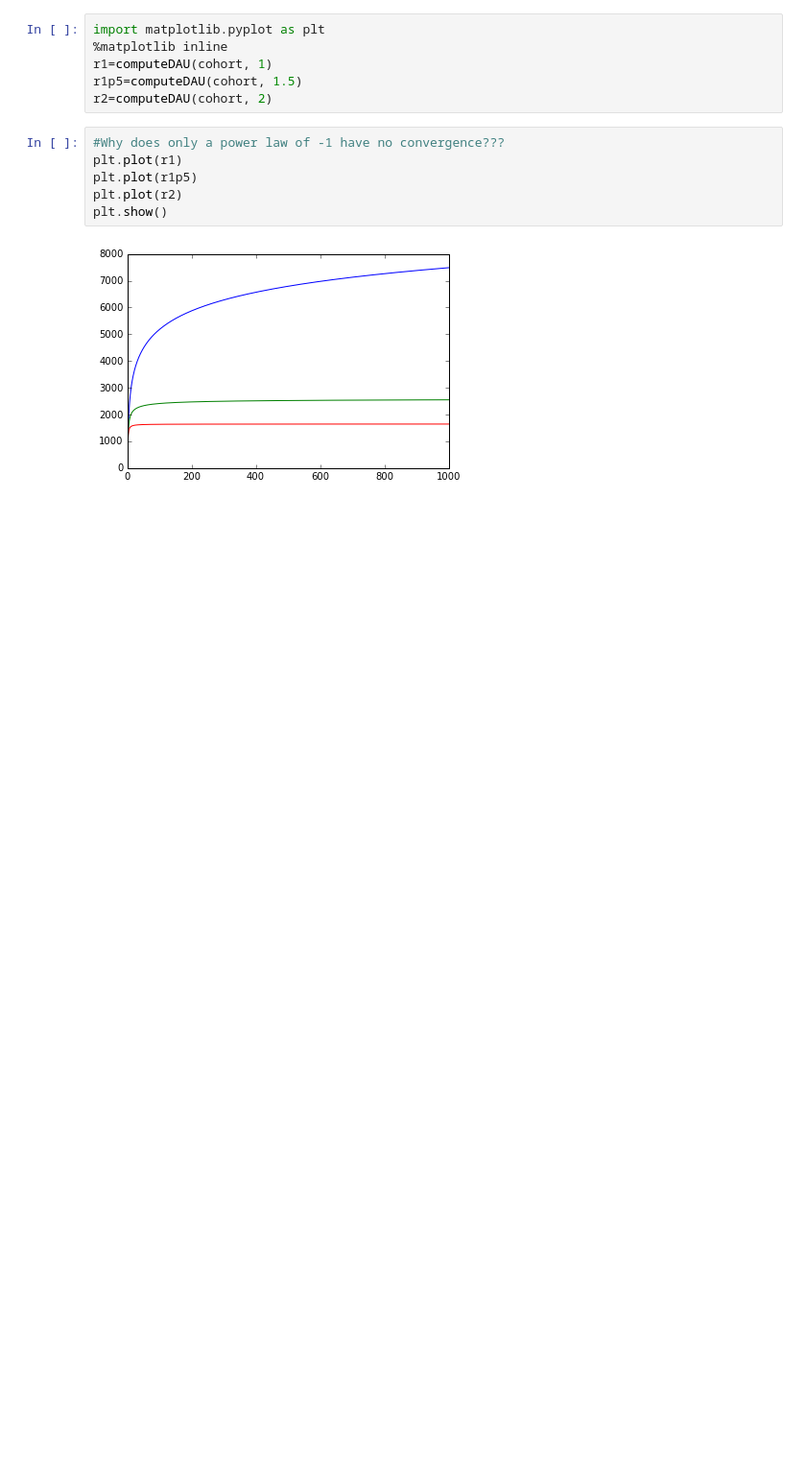
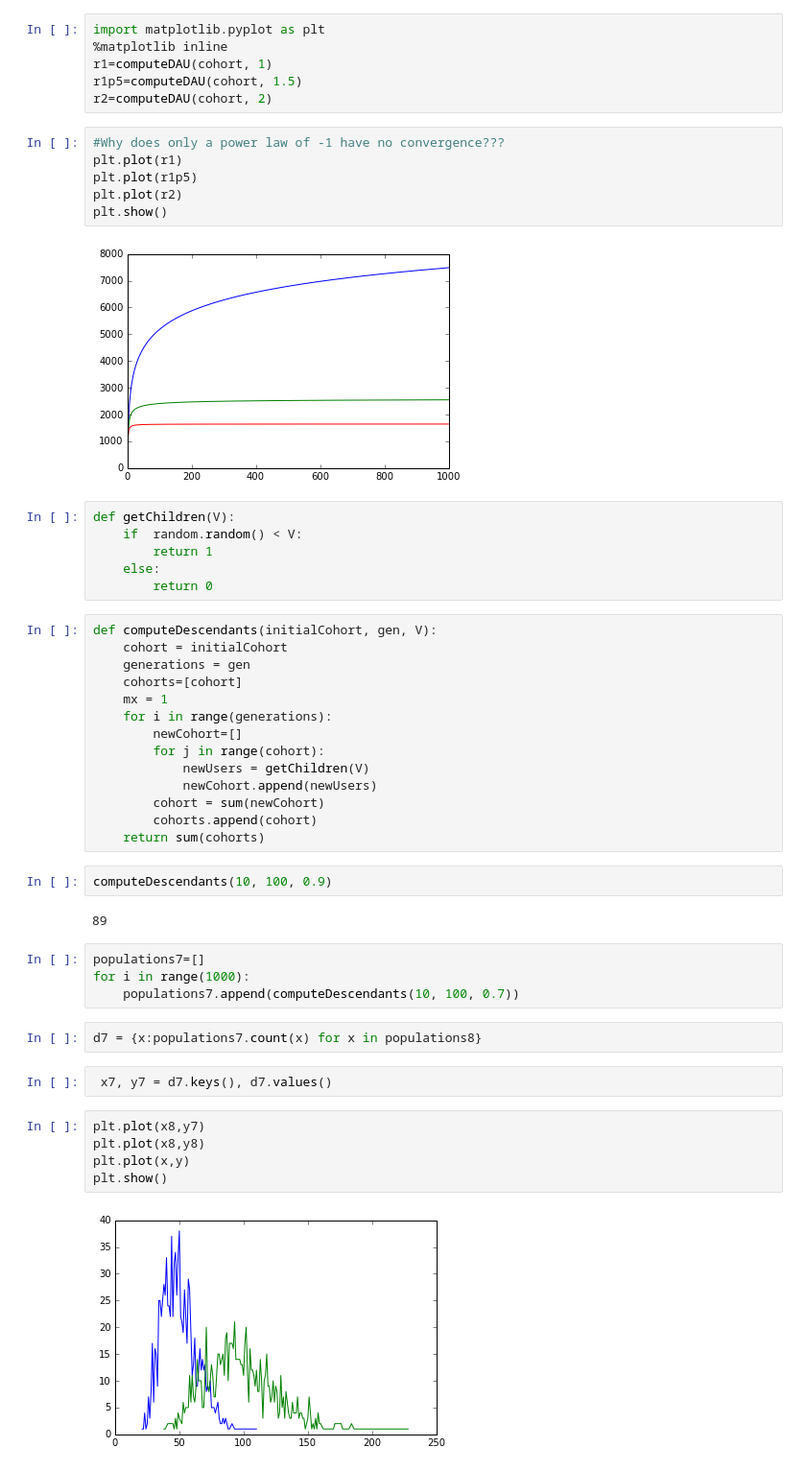
Before and after one commit to thevioletpiece/data_science_tools, a Jupyter notebook: Population Modelling.ipynb, the cells around one changed output. Shown at 96% size. Cells and saved outputs as stored; diff of their text form; blank space fills up the shorter version.

Commit message:
Added ability to explore the variance on the ultimate population from viral growth.

```diff
--- a/Population Modelling.ipynb
+++ b/Population Modelling.ipynb
@@ -125,3 +105,42 @@ plt.plot(r2)
 plt.show()
 # %% [output]
 [figure]
+# %%
+def getChildren(V):
+    if  random.random() < V:
+        return 1
+    else:
+        return 0
+# %%
+def computeDescendants(initialCohort, gen, V):
+    cohort = initialCohort
+    generations = gen
+    cohorts=[cohort]
+    mx = 1
+    for i in range(generations):
+        newCohort=[]
+        for j in range(cohort):
+            newUsers = getChildren(V)
+            newCohort.append(newUsers)
+        cohort = sum(newCohort)
+        cohorts.append(cohort)
+    return sum(cohorts)
+# %%
+computeDescendants(10, 100, 0.9)
+# %% [output]
+89
+# %%
+populations7=[]
+for i in range(1000):
+    populations7.append(computeDescendants(10, 100, 0.7))
+# %%
+d7 = {x:populations7.count(x) for x in populations8}
+# %%
+ x7, y7 = d7.keys(), d7.values()
+# %%
+plt.plot(x8,y7)
+plt.plot(x8,y8)
+plt.plot(x,y)
+plt.show()
+# %% [output]
+[figure, added]
```
Also changed, not shown: parts of 14 cells of this notebook.
